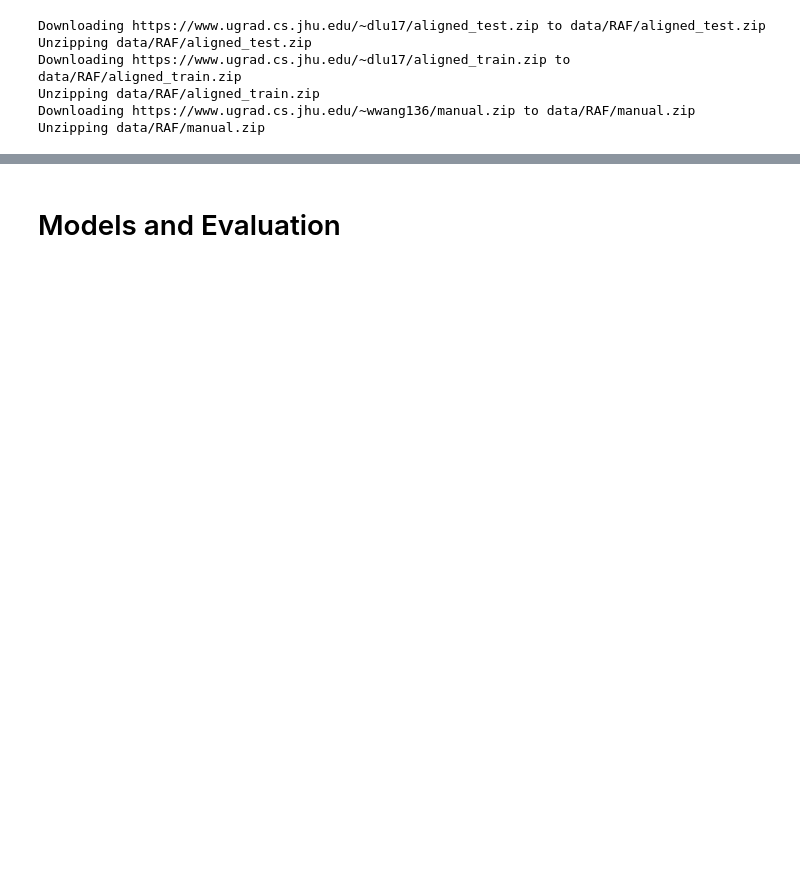
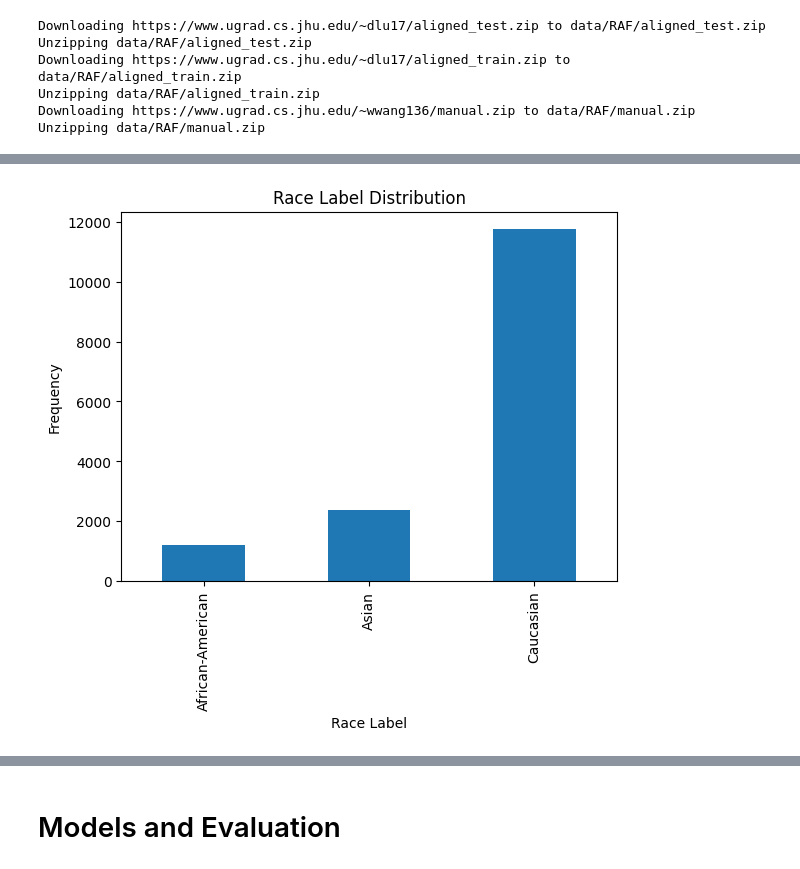
Before and after one commit to Lu-David/frowning-bias, a Jupyter notebook: Final_Project_Submission.ipynb, the cells around one changed output, grey strips where cells are left out. Cells and saved outputs as stored; diff of their text form; code cells hidden in the pictures; blank space fills up the shorter version.

```diff
--- a/Final_Project_Submission.ipynb
+++ b/Final_Project_Submission.ipynb
@@ -206,0 +190,9 @@ Are your features continuous or categorical? How do you treat these features dif
+# %%
+fig, ax = plt.subplots()
+ax.set_title("Race Label Distribution")
+ax.set_xlabel("Race Label")
+ax.set_ylabel("Frequency")
+df["RaceLabel"].value_counts().sort_index().plot(ax=ax, kind='bar')
+plt.show()
+# %% [output]
+[figure, added]
```
Also changed, not shown: parts of 41 cells of this notebook.
